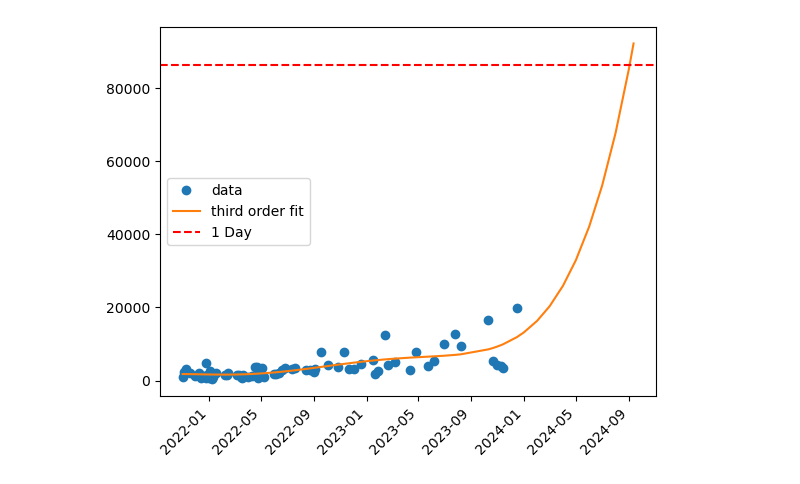
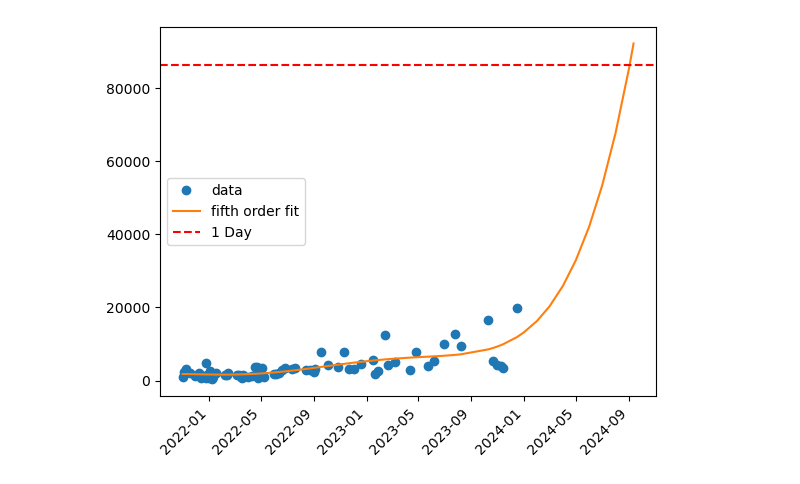
Before and after one commit to Madrawn/platoon-transcends, a Jupyter notebook: length.ipynb, the cells around one changed output. Cells and saved outputs as stored; diff of their text form; code cells hidden in the pictures.

```diff
--- a/length.ipynb
+++ b/length.ipynb
@@ -98,35 +98,35 @@ y: list[float] = [item[1] for item in data_points]
 # z1 = np.polyfit(x_t, y, 1)
 # # Fit a second order polynomial
 # z2 = np.polyfit(x_t, y, 2)
 # # Fit a third order polynomial
 # z3 = np.polyfit(x_t, y, 3)
-z4 = np.polyfit(x_t, y, 5)
+z5 = np.polyfit(x_t, y, 5)
 
 prediction = [datetime(x,y,1) for x in range(2024,2025) for y in range(1,10)] + [datetime(2024,9,12)]
 x_d = x + prediction
 x_t+=[date.timestamp() for date in prediction]
 # # Evaluate the polynomial at x values
 # y1 = np.polyval(z1, x_t)
 # # Evaluate the polynomial at x values
 # y2 = np.polyval(z2, x_t)
 # # Evaluate the polynomial at x values
 # y3 = np.polyval(z3, x_t)
-y4 = np.polyval(z4, x_t)
+y5 = np.polyval(z5, x_t)
 
 # Plot the data and the fitted line
 plt.plot(x, y, 'o', label='data')
 # plt.plot(x_d, y1, '-', label='first order fit')
 # # Plot the data and the fitted parabola
 # plt.plot(x_d, y2, '-', label='second order fit')
 # # Plot the data and the fitted cubic
 # plt.plot(x_d, y3, '-', label='third order fit')
-plt.plot(x_d, y4, '-', label='third order fit')
+plt.plot(x_d, y5, '-', label='fifth order fit')
 
 plt.axhline(y = (24*60*60), color = 'r', linestyle = '--', label="1 Day")
 
 plt.xticks(rotation=45, ha='right')
 plt.legend()
 plt.show()
 # %% [output]
-[figure, old version]
+[figure, new version]
 # %%
```
Also changed, not shown: parts of 3 cells of this notebook.
